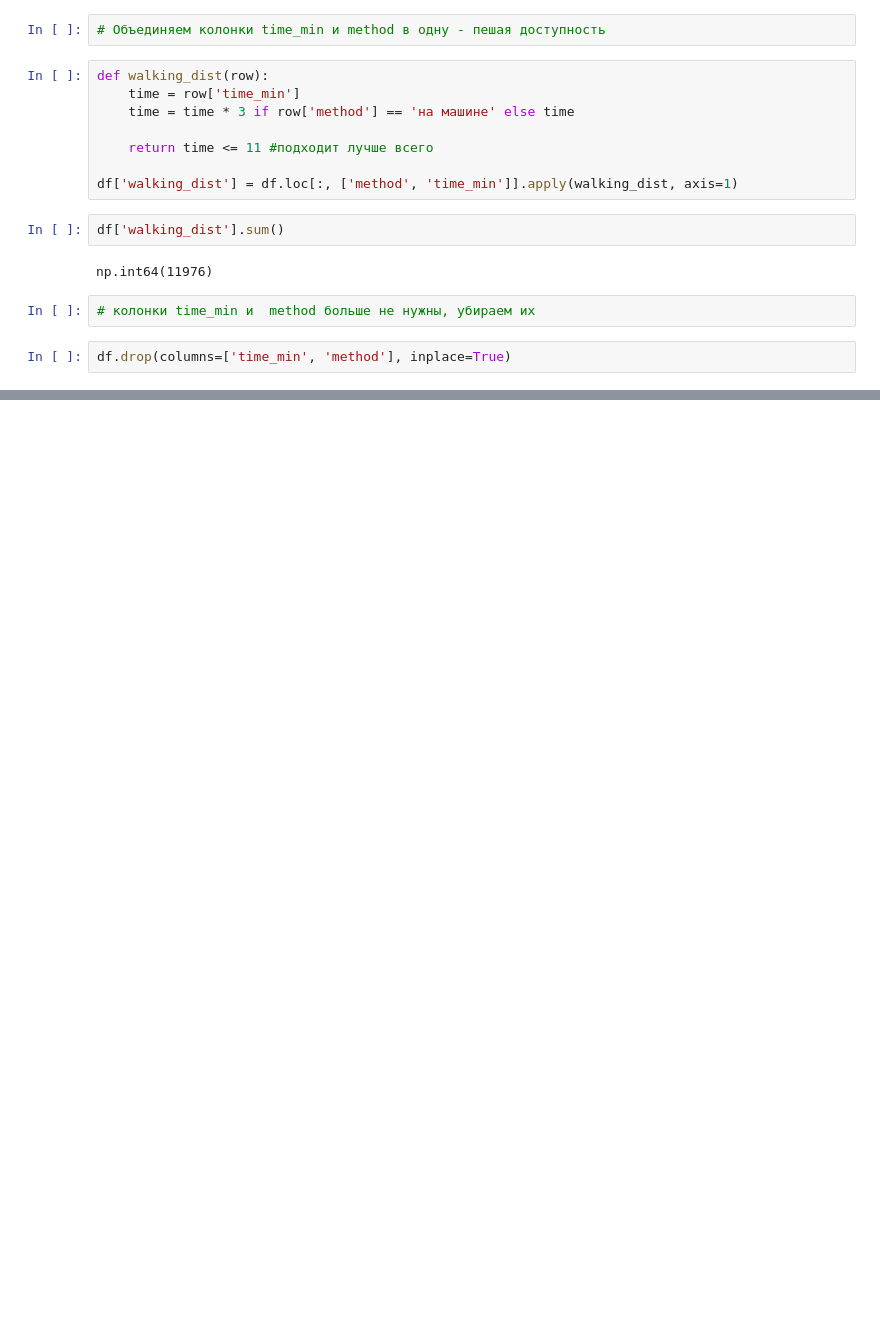
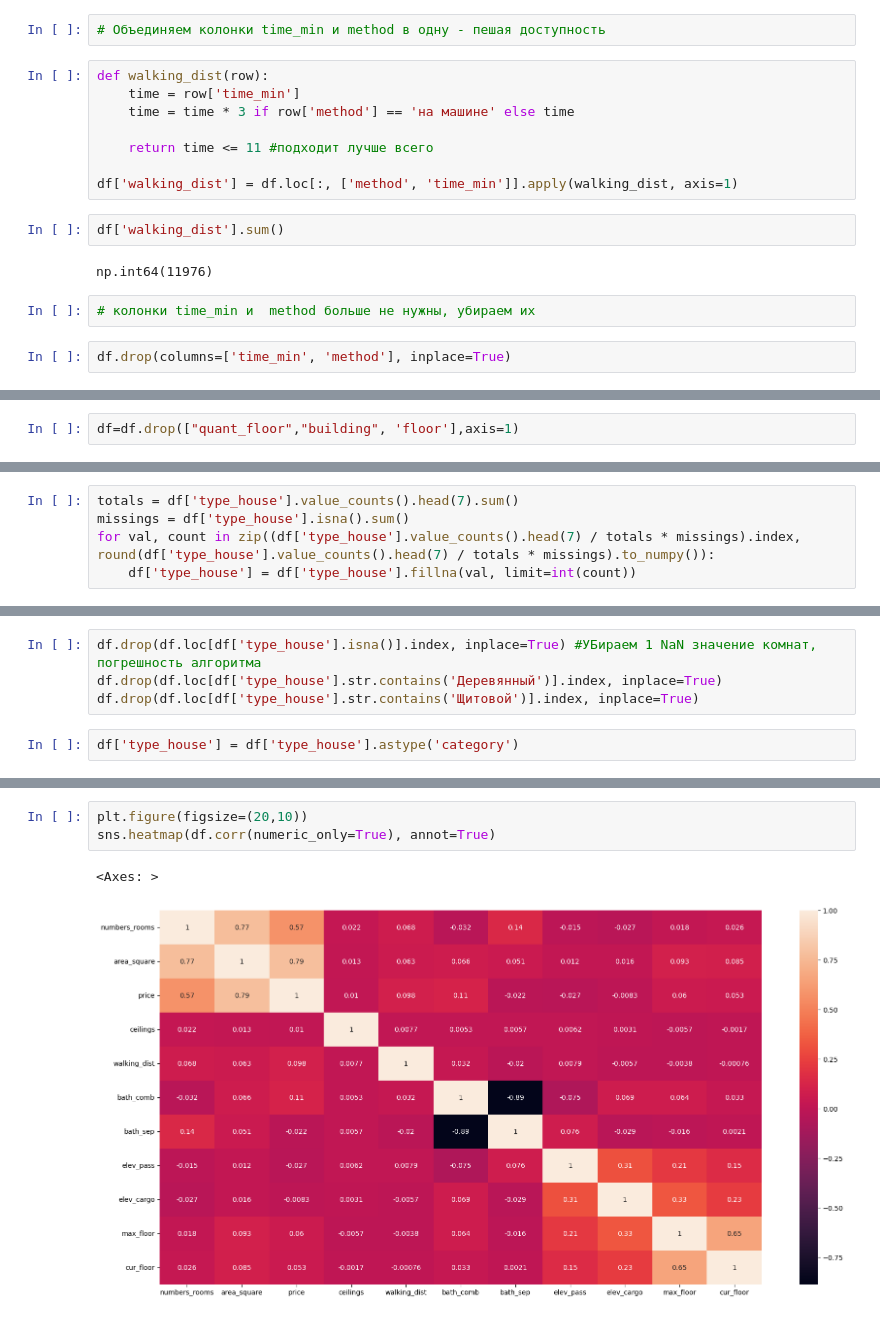
Before and after one commit to b4dm0nd4y/elbrus_ds_project_0, a Jupyter notebook: notebooks/preprocessing.ipynb, the cells around one changed output, grey strips where cells are left out. Cells and saved outputs as stored; diff of their text form; blank space fills up the shorter version.

```diff
--- a/notebooks/preprocessing.ipynb
+++ b/notebooks/preprocessing.ipynb
@@ -294,0 +314,2 @@ sns.heatmap(df.apply(lambda x : pd.factorize(x)[0]).corr(method='pearson', min_p
+# %%
+df=df.drop(["quant_floor","building", 'floor'],axis=1)
@@ -294,0 +318,5 @@ sns.heatmap(df.apply(lambda x : pd.factorize(x)[0]).corr(method='pearson', min_p
+# %%
+totals = df['type_house'].value_counts().head(7).sum()
+missings = df['type_house'].isna().sum()
+for val, count in zip((df['type_house'].value_counts().head(7) / totals * missings).index, round(df['type_house'].value_counts().head(7) / totals * missings).to_numpy()):
+    df['type_house'] = df['type_house'].fillna(val, limit=int(count))
@@ -295 +325,7 @@ sns.heatmap(df.apply(lambda x : pd.factorize(x)[0]).corr(method='pearson', min_p
+# %%
+df.drop(df.loc[df['type_house'].isna()].index, inplace=True) #УБираем 1 NaN значение комнат, погрешность алгоритма
+df.drop(df.loc[df['type_house'].str.contains('Деревянный')].index, inplace=True)
+df.drop(df.loc[df['type_house'].str.contains('Щитовой')].index, inplace=True)
+# %%
+df['type_house'] = df['type_house'].astype('category')
 # %%
@@ -311,0 +395,6 @@ sns.heatmap(df.apply(lambda x : pd.factorize(x)[0]).corr(method='pearson', min_p
+# %%
+plt.figure(figsize=(20,10))
+sns.heatmap(df.corr(numeric_only=True), annot=True)
+# %% [output]
+<Axes: >
+[figure, added]
```
Also changed, not shown: parts of 30 cells of this notebook.
